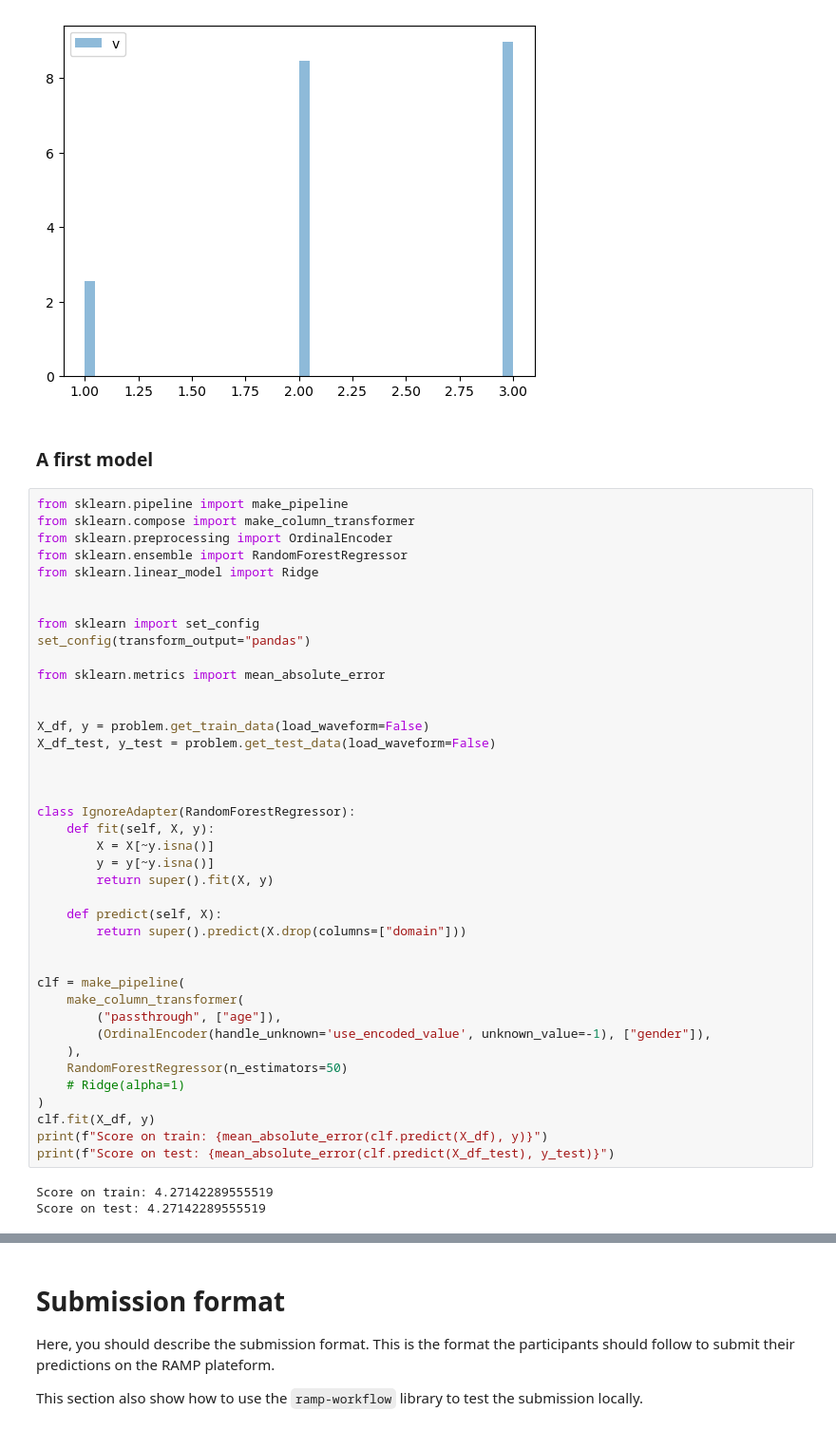
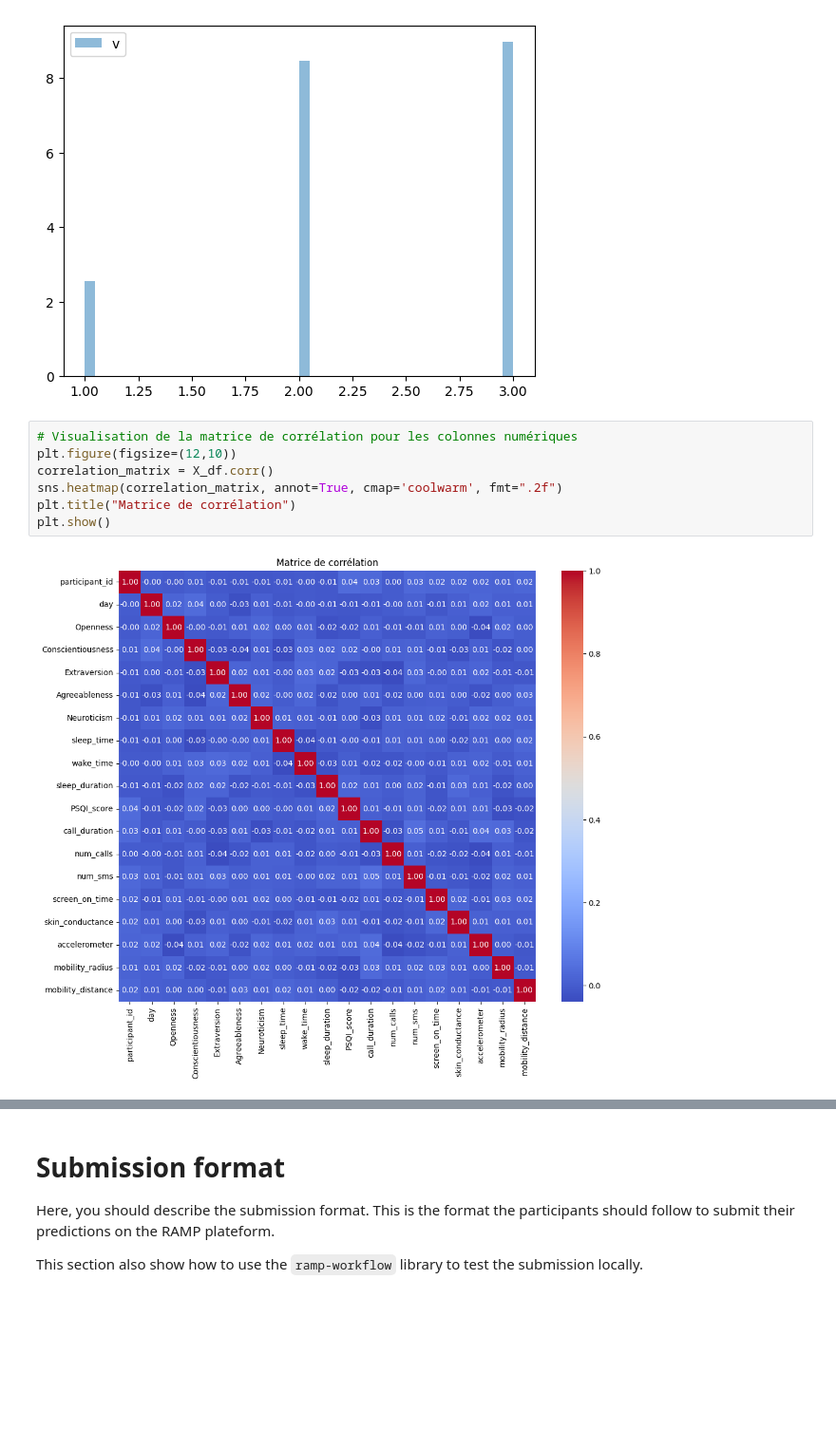
Before and after one commit to mittenover/Data_camp_final, a Jupyter notebook: stress_estimation_starting_kit.ipynb, the cells around one changed output, grey strips where cells are left out. Shown at 95% size. Drawn from its saved outputs; the diff is of its cells as text; blank space fills up the shorter version.

Commit message:
Test modele

```diff
--- a/stress_estimation_starting_kit.ipynb
+++ b/stress_estimation_starting_kit.ipynb
@@ -113,48 +114,12 @@ plt.legend()
 # %% [output]
 <matplotlib.legend.Legend at 0x...>
 [figure]
-# %% [markdown]
-### A first model
-# %%
-from sklearn.pipeline import make_pipeline
-from sklearn.compose import make_column_transformer
-from sklearn.preprocessing import OrdinalEncoder
-from sklearn.ensemble import RandomForestRegressor
-from sklearn.linear_model import Ridge
-
-
-from sklearn import set_config
-set_config(transform_output="pandas")
-
-from sklearn.metrics import mean_absolute_error
-
-
-X_df, y = problem.get_train_data(load_waveform=False)
-X_df_test, y_test = problem.get_test_data(load_waveform=False)
-
-
-
-class IgnoreAdapter(RandomForestRegressor):
-    def fit(self, X, y):
-        X = X[~y.isna()]
-        y = y[~y.isna()]
-        return super().fit(X, y)
-
-    def predict(self, X):
-        return super().predict(X.drop(columns=["domain"]))
-
-
-clf = make_pipeline(
-    make_column_transformer(
-        ("passthrough", ["age"]),
-        (OrdinalEncoder(handle_unknown='use_encoded_value', unknown_value=-1), ["gender"]),
-    ),
-    RandomForestRegressor(n_estimators=50)
-    # Ridge(alpha=1)
-)
-clf.fit(X_df, y)
-print(f"Score on train: {mean_absolute_error(clf.predict(X_df), y)}")
-print(f"Score on test: {mean_absolute_error(clf.predict(X_df_test), y_test)}")
-# %% [output]
-Score on train: 4.27142289555519
-Score on test: 4.27142289555519
+# %%
+# Visualisation de la matrice de corrélation pour les colonnes numériques
+plt.figure(figsize=(12,10))
+correlation_matrix = X_df.corr()
+sns.heatmap(correlation_matrix, annot=True, cmap='coolwarm', fmt=".2f")
+plt.title("Matrice de corrélation")
+plt.show()
+# %% [output]
+[figure, added]
```
Also changed, not shown: parts of 6 cells of this notebook, 1 other file.
